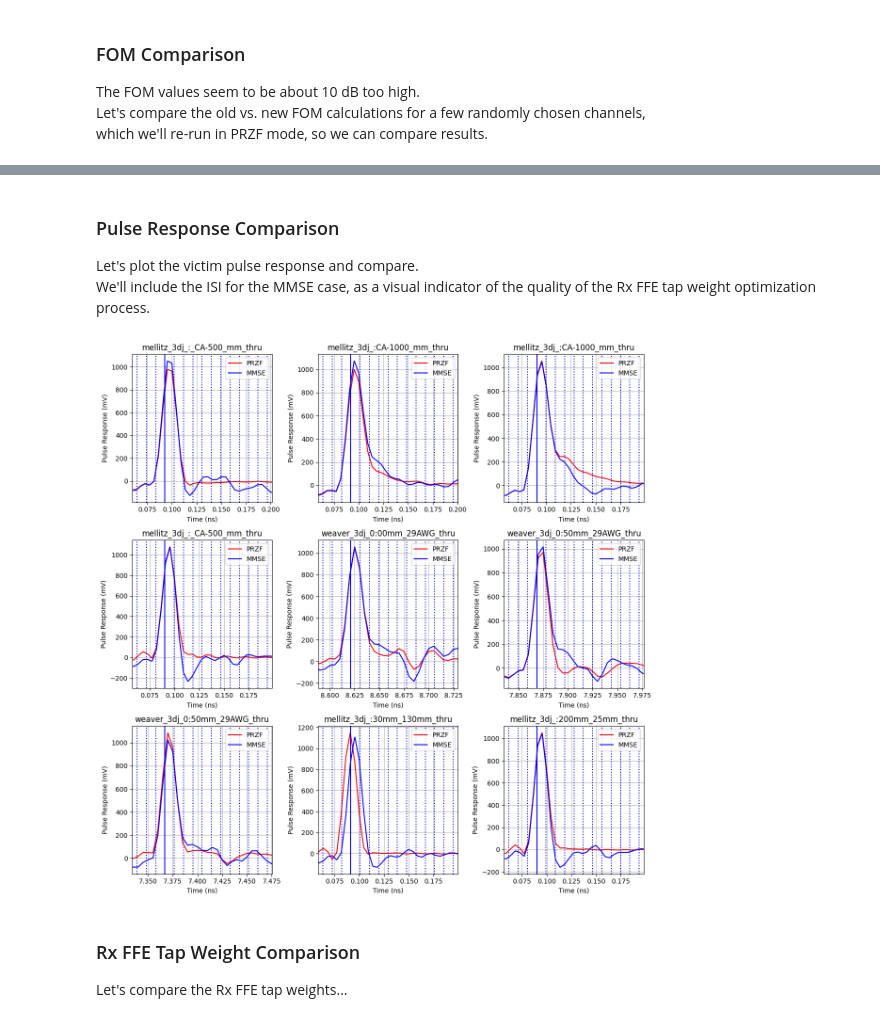
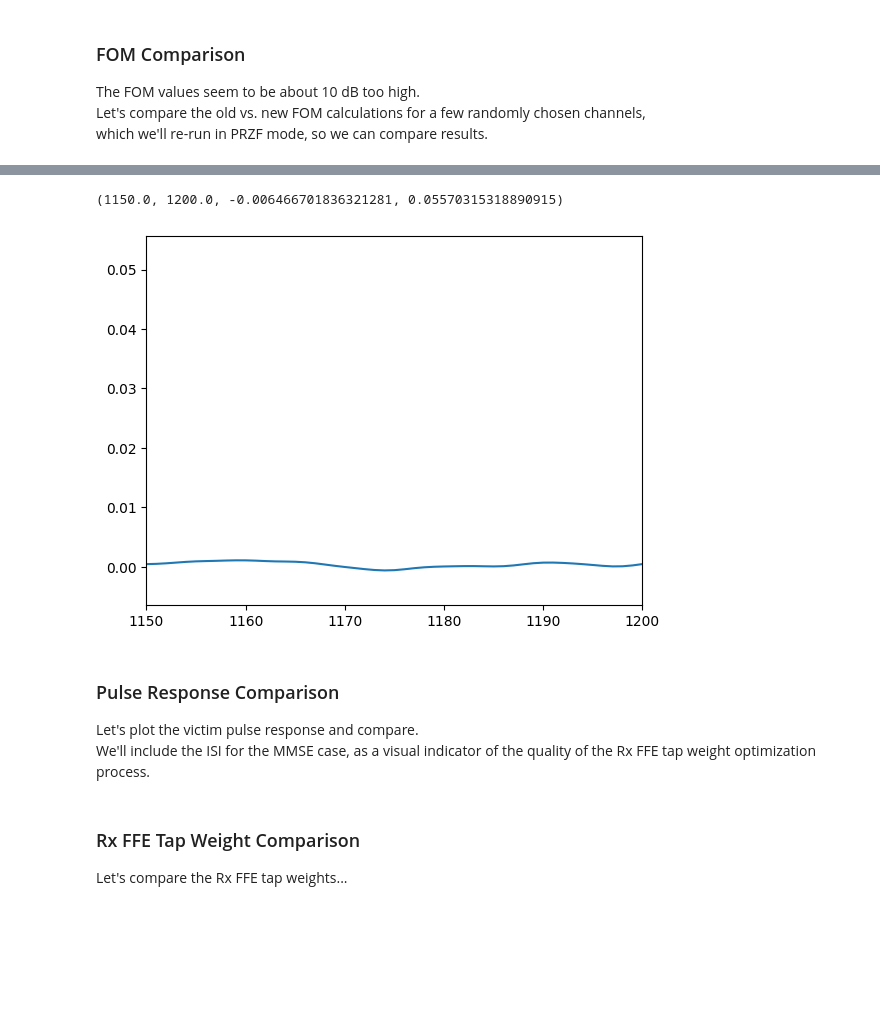
Before and after one commit to capn-freako/PyChOpMarg, a Jupyter notebook: PyChOpMarg_8023dj.ipynb, the cells around one changed output, grey strips where cells are left out. Saved outputs shown, nothing was run; the diff lists cells and outputs as text; code cells hidden in the pictures; blank space fills up the shorter version.

```diff
--- a/PyChOpMarg_8023dj.ipynb
+++ b/PyChOpMarg_8023dj.ipynb
@@ -490,9 +644,16 @@ mellitz_3dj_03_elec_230504
+# %%
+plt.plot(htn)
+plt.axis(xmin=1150, xmax=1200)
+# %% [output]
+(1150.0, 1200.0, -0.006466701836321281, 0.05570315318890915)
+[figure, added]
 # %% [markdown]
 ### Pulse Response Comparison
 
 Let's plot the victim pulse response and compare.
 We'll include the ISI for the MMSE case, as a visual indicator of the quality of the Rx FFE tap weight optimization process.
 # %%
+print("hISI samples shown as 'x's.")
 plt.figure(figsize=(12, 12))
 n = 1
 for grp in _theCOMs.keys():
@@ -510,10 +671,12 @@ for grp in _theCOMs.keys():
         plt.plot(_com.times * 1e9, _com.pulse_resps[0] * 1e3, label="PRZF", color="red")
         plt.plot(com.times * 1e9, com.pulse_resps[0] * 1e3, label="MMSE", color="blue")
         for _n, _ix in enumerate(ix_isi):
+            _t = com.times[_ix]
             if _n == com.nRxPreTaps:  # cursor
-                plt.axvline(com.times[_ix] * 1e9, color="blue", linestyle="-")
+                plt.axvline(_t * 1e9, color="blue", linestyle="-")
             else:
-                plt.axvline(com.times[_ix] * 1e9, color="blue", linestyle=":")
+                plt.axvline(_t * 1e9, color="blue", linestyle=":")
+        plt.plot(com.com_tISI * 1e9, com.com_hISI * 1e3, "xk")
         plt.title(f"{grp[:12]}:{lbl[-15:]}")
         plt.xlabel("Time (ns)")
         plt.ylabel("Pulse Response (mV)")
@@ -524,8 +687,6 @@ for grp in _theCOMs.keys():
         if n > 9:
             break
 plt.show()
-# %% [output]
-[figure, removed]
 # %% [markdown]
 ### Rx FFE Tap Weight Comparison
 
```
Also changed, not shown: parts of 17 cells of this notebook, 3 other files.
